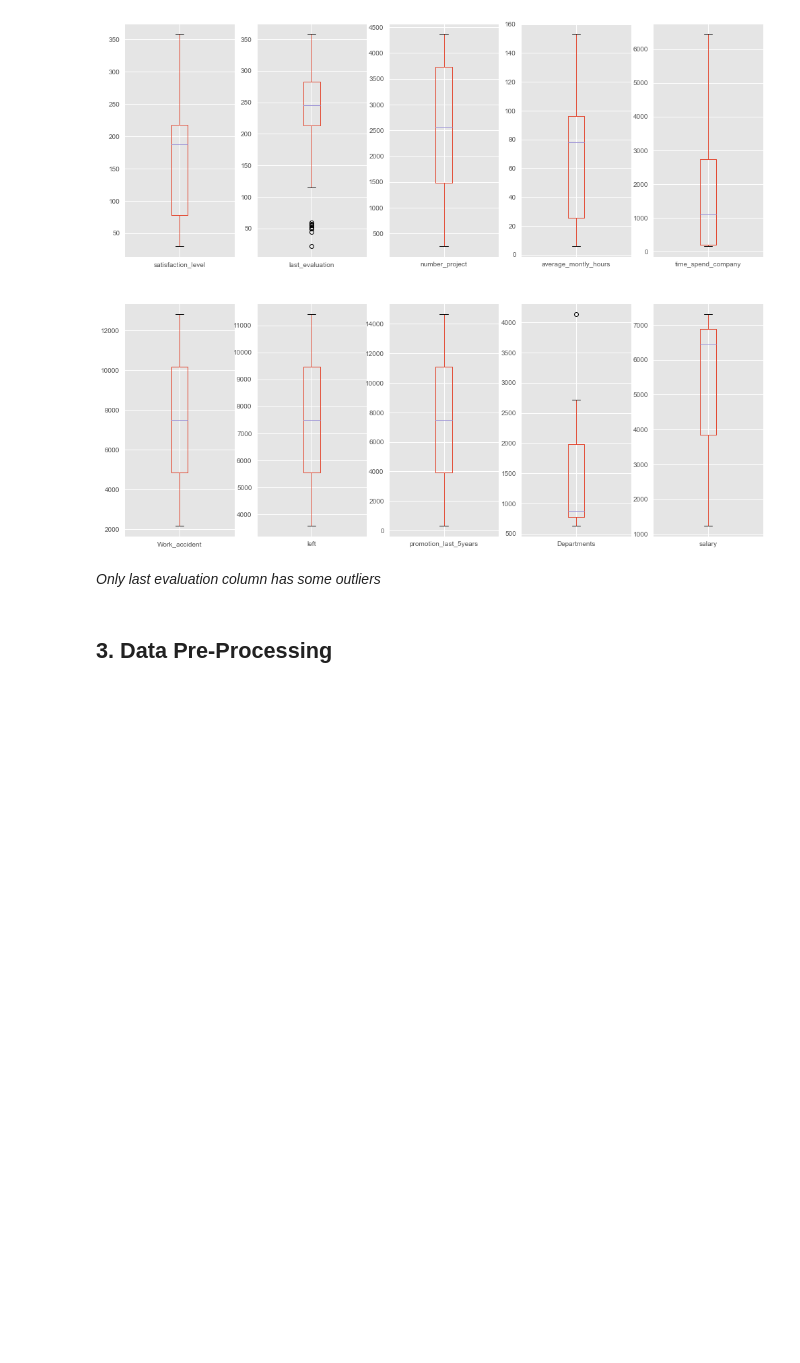
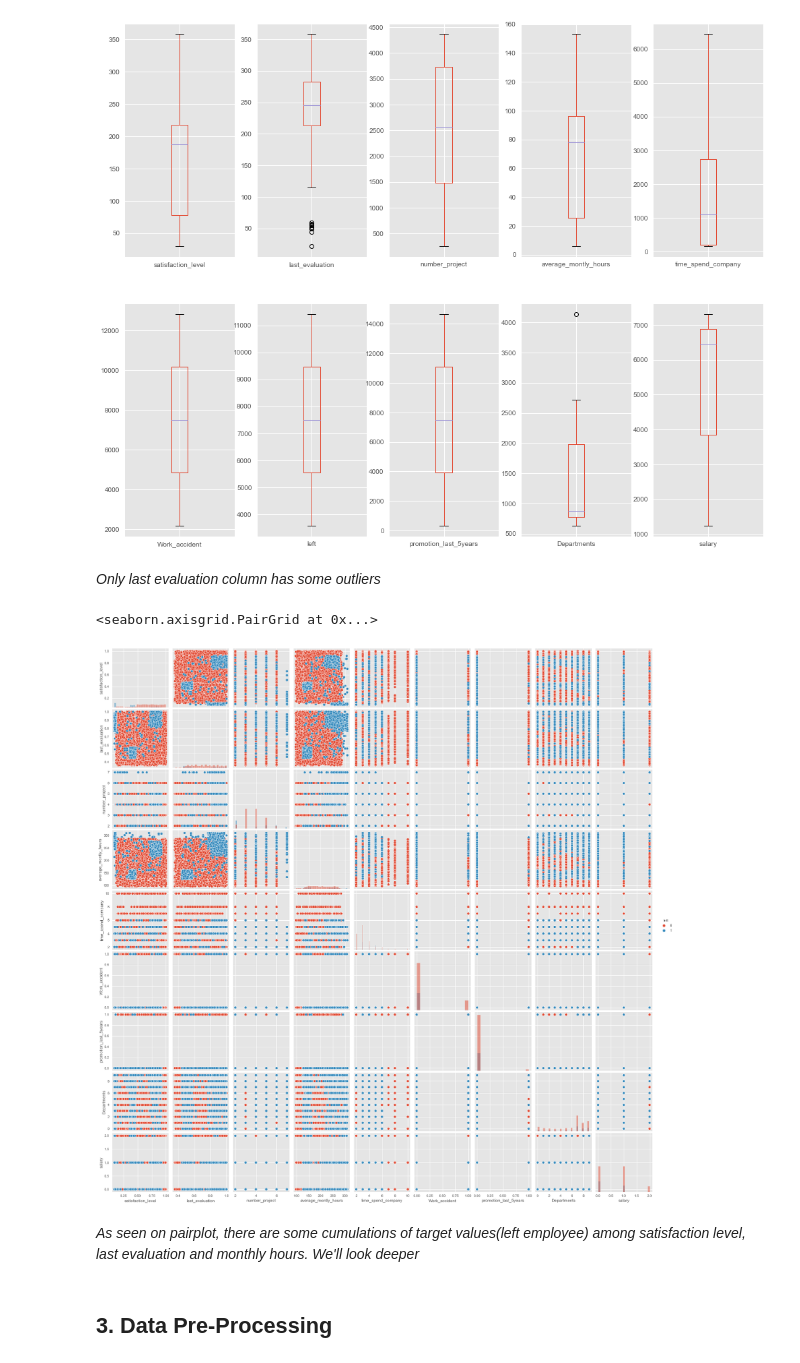
Before and after one commit to smeteo/Data_Science_and_Machine_Learning, a Jupyter notebook: 8. Capstone Projects/Project_2_Churn_Prediction/Churn Prediction_Capstone_Project_2.ipynb, the cells around one changed output. Saved outputs shown, nothing was run; the diff lists cells and outputs as text; code cells hidden in the pictures; blank space fills up the shorter version.

```diff
--- a/8. Capstone Projects/Project_2_Churn_Prediction/Churn Prediction_Capstone_Project_2.ipynb
+++ b/8. Capstone Projects/Project_2_Churn_Prediction/Churn Prediction_Capstone_Project_2.ipynb
@@ -318,6 +318,13 @@ for i, col in enumerate(df.columns):
 [figure]
 # %% [markdown]
 _Only last evaluation column has some outliers_
+# %%
+sns.pairplot(df, hue='left', diag_kind='hist')
+# %% [output]
+<seaborn.axisgrid.PairGrid at 0x...>
+[figure, added]
+# %% [markdown]
+_As seen on pairplot, there are some cumulations of target values(left employee) among satisfaction level, last evaluation and monthly hours. We'll look deeper_
 # %% [markdown]
 ## 3. Data Pre-Processing
 # %% [markdown]
```
Also changed, not shown: parts of 15 cells of this notebook.
